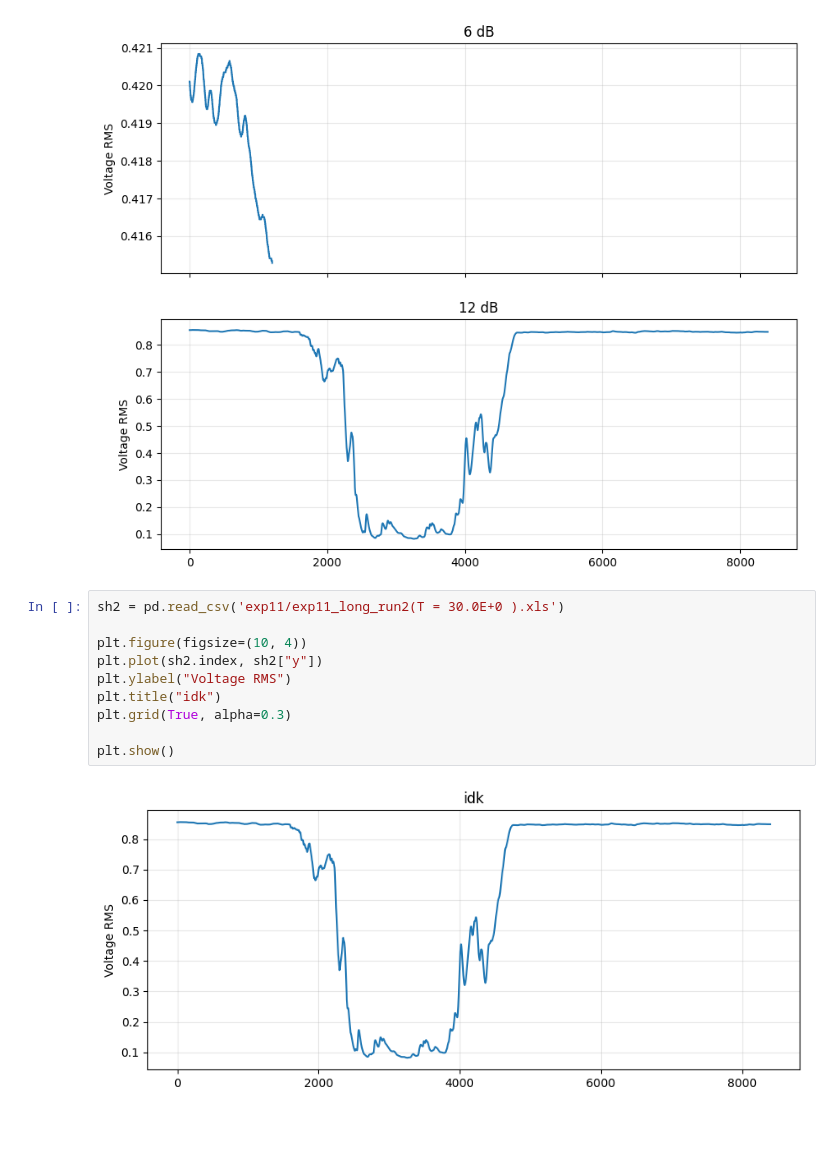
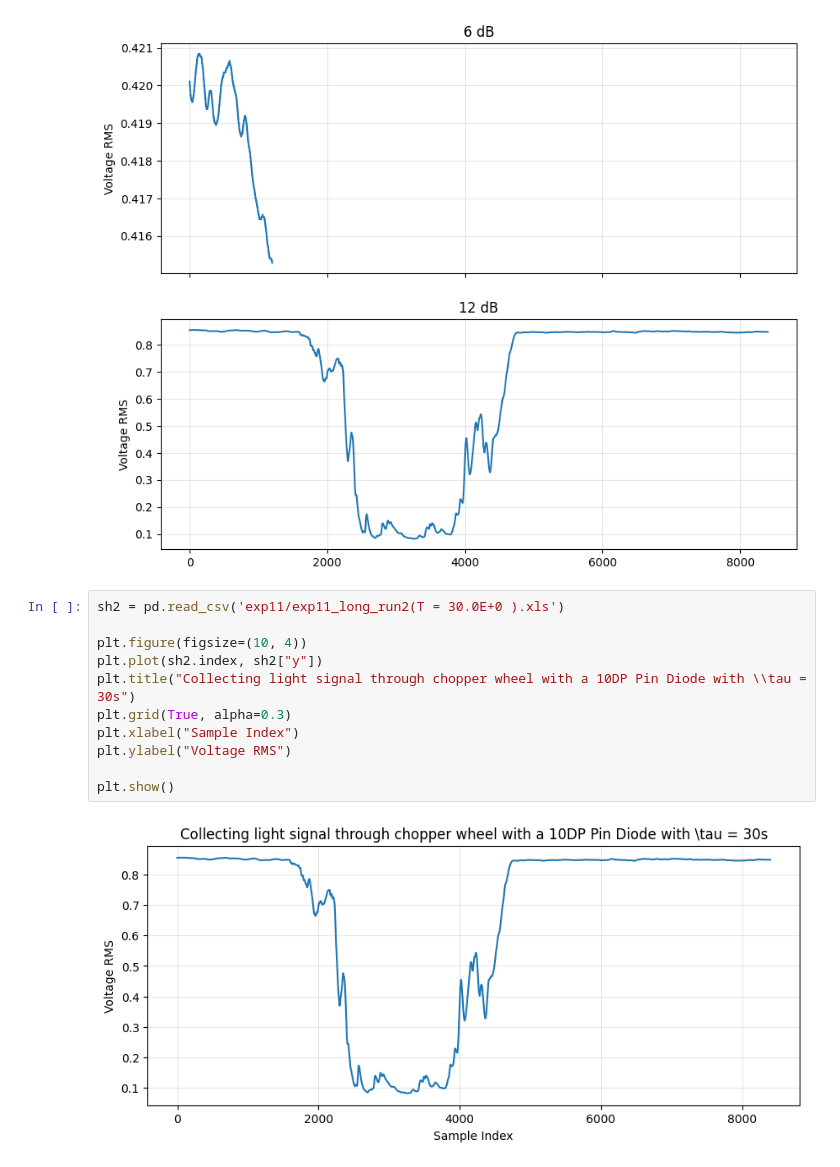
Before and after one commit to curtisjhu/lls, a Jupyter notebook: main.ipynb, the cells around one changed output. Drawn from its saved outputs; the diff is of its cells as text; blank space fills up the shorter version.

```diff
--- a/main.ipynb
+++ b/main.ipynb
@@ -448,12 +674,13 @@ plt.show()
 # %%
 sh2 = pd.read_csv('exp11/exp11_long_run2(T = 30.0E+0 ).xls')
 
 plt.figure(figsize=(10, 4))
 plt.plot(sh2.index, sh2["y"])
+plt.title("Collecting light signal through chopper wheel with a 10DP Pin Diode with \\tau = 30s")
+plt.grid(True, alpha=0.3)
+plt.xlabel("Sample Index")
 plt.ylabel("Voltage RMS")
-plt.title("idk")
-plt.grid(True, alpha=0.3)
 
 plt.show()
 # %% [output]
-[figure, old version]
+[figure, new version]
```
Also changed, not shown: parts of 12 cells of this notebook.
